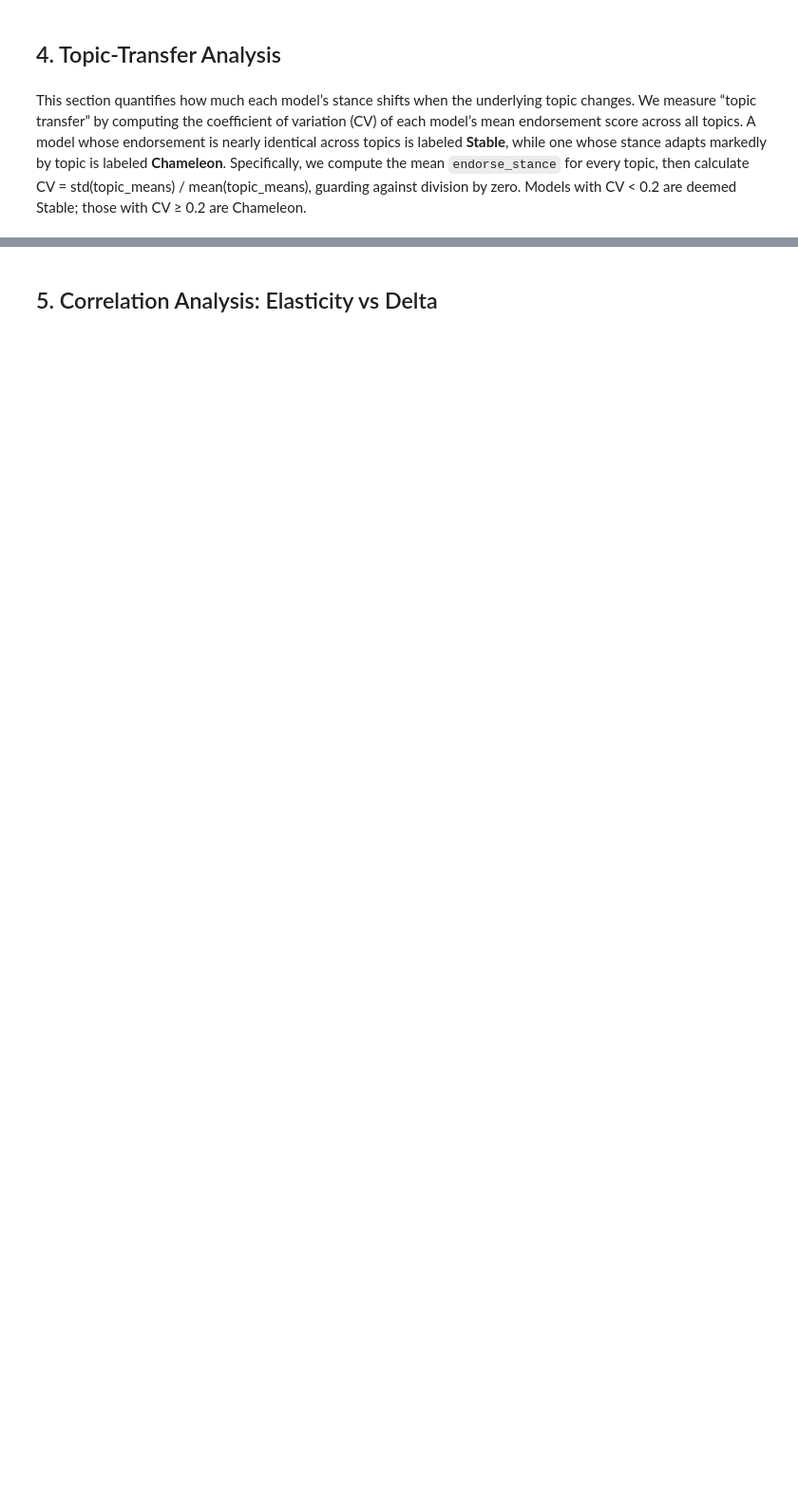
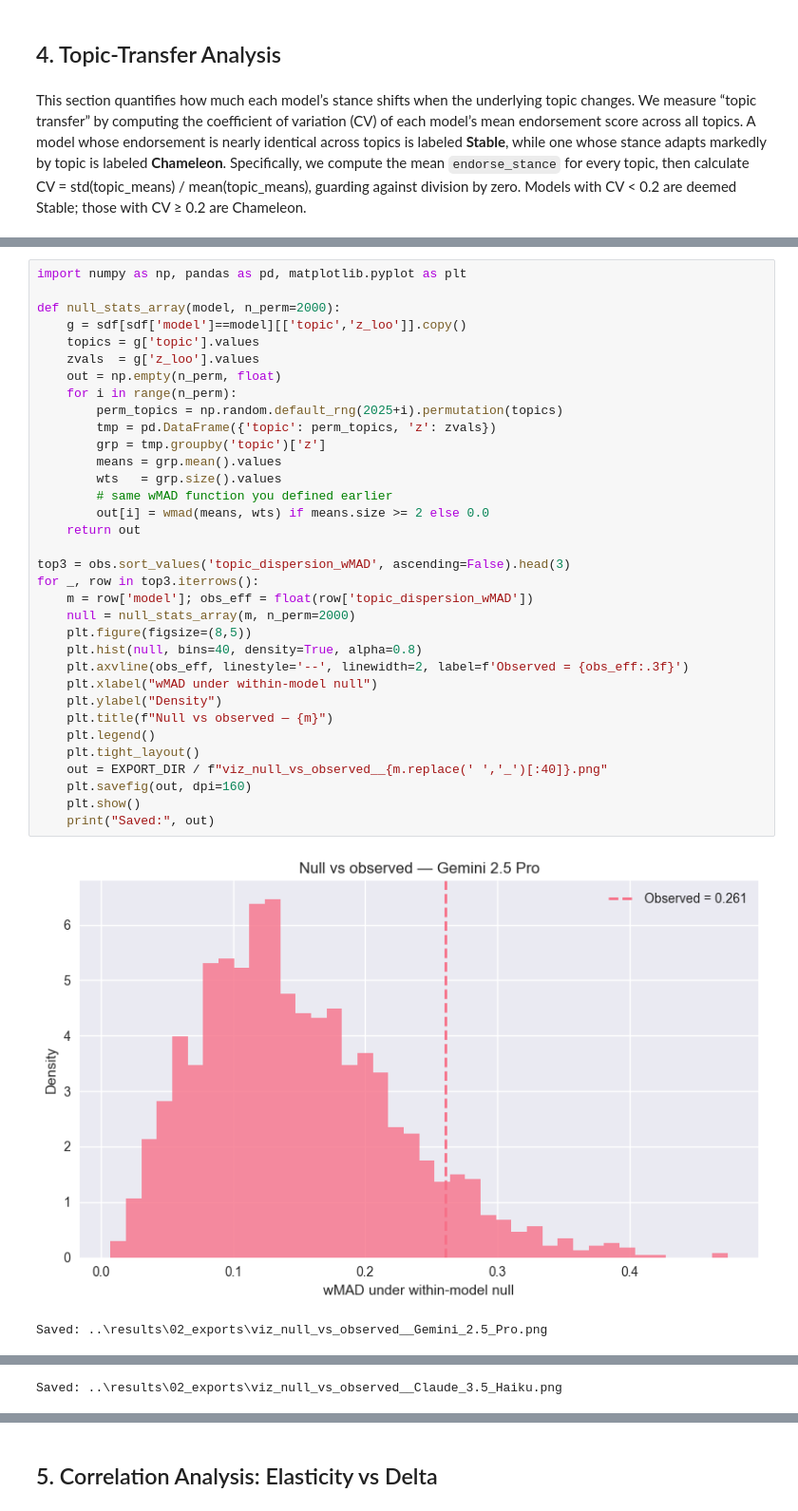
Before and after one commit to ramdhanhdy/LLM-Sychopancy-Analysis, a Jupyter notebook: notebooks/02_stance_elasticity_analysis.ipynb, the cells around one changed output, grey strips where cells are left out. Shown at 95% size. Cells and saved outputs as stored; diff of their text form; blank space fills up the shorter version.

```diff
--- a/notebooks/02_stance_elasticity_analysis.ipynb
+++ b/notebooks/02_stance_elasticity_analysis.ipynb
@@ -814,0 +761,37 @@ CV comparison (before, after calibration, after policy):
+# %%
+import numpy as np, pandas as pd, matplotlib.pyplot as plt
+
+def null_stats_array(model, n_perm=2000):
+    g = sdf[sdf['model']==model][['topic','z_loo']].copy()
+    topics = g['topic'].values
+    zvals  = g['z_loo'].values
+    out = np.empty(n_perm, float)
+    for i in range(n_perm):
+        perm_topics = np.random.default_rng(2025+i).permutation(topics)
+        tmp = pd.DataFrame({'topic': perm_topics, 'z': zvals})
+        grp = tmp.groupby('topic')['z']
+        means = grp.mean().values
+        wts   = grp.size().values
+        # same wMAD function you defined earlier
+        out[i] = wmad(means, wts) if means.size >= 2 else 0.0
+    return out
+
+top3 = obs.sort_values('topic_dispersion_wMAD', ascending=False).head(3)
+for _, row in top3.iterrows():
+    m = row['model']; obs_eff = float(row['topic_dispersion_wMAD'])
+    null = null_stats_array(m, n_perm=2000)
+    plt.figure(figsize=(8,5))
+    plt.hist(null, bins=40, density=True, alpha=0.8)
+    plt.axvline(obs_eff, linestyle='--', linewidth=2, label=f'Observed = {obs_eff:.3f}')
+    plt.xlabel("wMAD under within-model null")
+    plt.ylabel("Density")
+    plt.title(f"Null vs observed — {m}")
+    plt.legend()
+    plt.tight_layout()
+    out = EXPORT_DIR / f"viz_null_vs_observed__{m.replace(' ','_')[:40]}.png"
+    plt.savefig(out, dpi=160)
+    plt.show()
+    print("Saved:", out)
+# %% [output]
+[figure, added]
+Saved: ..\results\02_exports\viz_null_vs_observed__Gemini_2.5_Pro.png
@@ -814,0 +799 @@ CV comparison (before, after calibration, after policy):
+Saved: ..\results\02_exports\viz_null_vs_observed__Claude_3.5_Haiku.png
```
Also changed, not shown: parts of 15 cells of this notebook.
